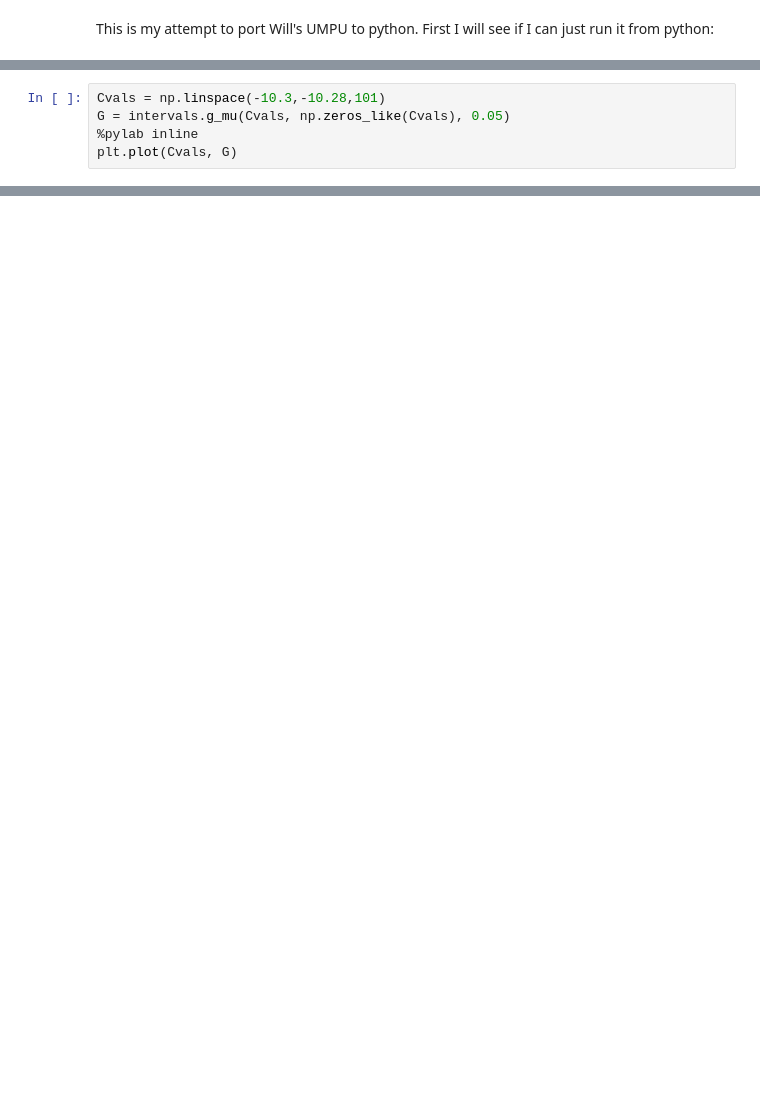
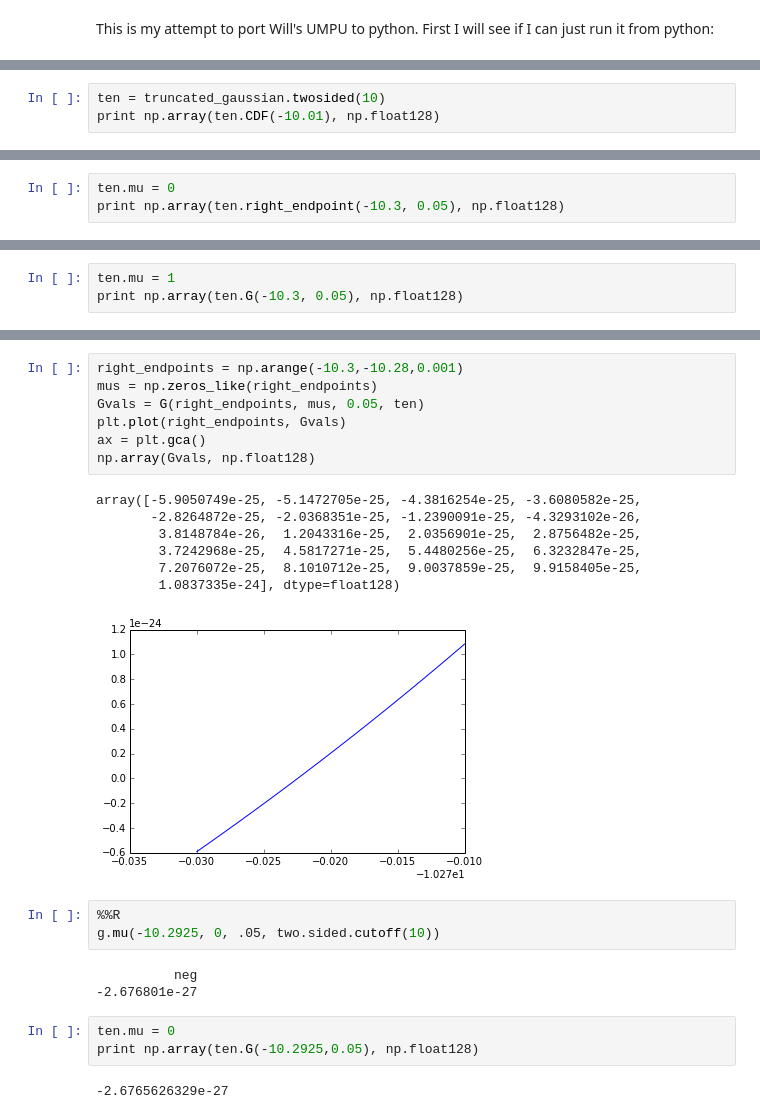
Before and after one commit to selective-inference/Python-software, a Jupyter notebook: notebooks/UMPU.ipynb, the cells around one changed output, grey strips where cells are left out. Saved outputs shown, nothing was run; the diff lists cells and outputs as text; blank space fills up the shorter version.

```diff
--- a/notebooks/UMPU.ipynb
+++ b/notebooks/UMPU.ipynb
@@ -227,5 +15,0 @@ intervals._umau_normal_unitvar_upper_single(-10.29)
-# %%
-Cvals = np.linspace(-10.3,-10.28,101)
-G = intervals.g_mu(Cvals, np.zeros_like(Cvals), 0.05)
-%pylab inline
-plt.plot(Cvals, G)
@@ -523,0 +164,3 @@ abline(0,1,lty=3)
+# %%
+ten = truncated_gaussian.twosided(10)
+print np.array(ten.CDF(-10.01), np.float128)
@@ -523,0 +219,3 @@ abline(0,1,lty=3)
+# %%
+ten.mu = 0
+print np.array(ten.right_endpoint(-10.3, 0.05), np.float128)
@@ -523,0 +268,3 @@ abline(0,1,lty=3)
+# %%
+ten.mu = 1
+print np.array(ten.G(-10.3, 0.05), np.float128)
@@ -523,0 +292,26 @@ abline(0,1,lty=3)
+# %%
+right_endpoints = np.arange(-10.3,-10.28,0.001)
+mus = np.zeros_like(right_endpoints)
+Gvals = G(right_endpoints, mus, 0.05, ten)
+plt.plot(right_endpoints, Gvals)
+ax = plt.gca()
+np.array(Gvals, np.float128)
+# %% [output]
+array([-5.9050749e-25, -5.1472705e-25, -4.3816254e-25, -3.6080582e-25,
+       -2.8264872e-25, -2.0368351e-25, -1.2390091e-25, -4.3293102e-26,
+        3.8148784e-26,  1.2043316e-25,  2.0356901e-25,  2.8756482e-25,
+        3.7242968e-25,  4.5817271e-25,  5.4480256e-25,  6.3232847e-25,
+        7.2076072e-25,  8.1010712e-25,  9.0037859e-25,  9.9158405e-25,
+        1.0837335e-24], dtype=float128)
+[figure, added]
+# %%
+%%R
+g.mu(-10.2925, 0, .05, two.sided.cutoff(10))
+# %% [output]
+          neg
+-2.676801e-27
+# %%
+ten.mu = 0
+print np.array(ten.G(-10.2925,0.05), np.float128)
+# %% [output]
+-2.6765626329e-27
```
Also changed, not shown: parts of 52 cells of this notebook, 1 other file.
